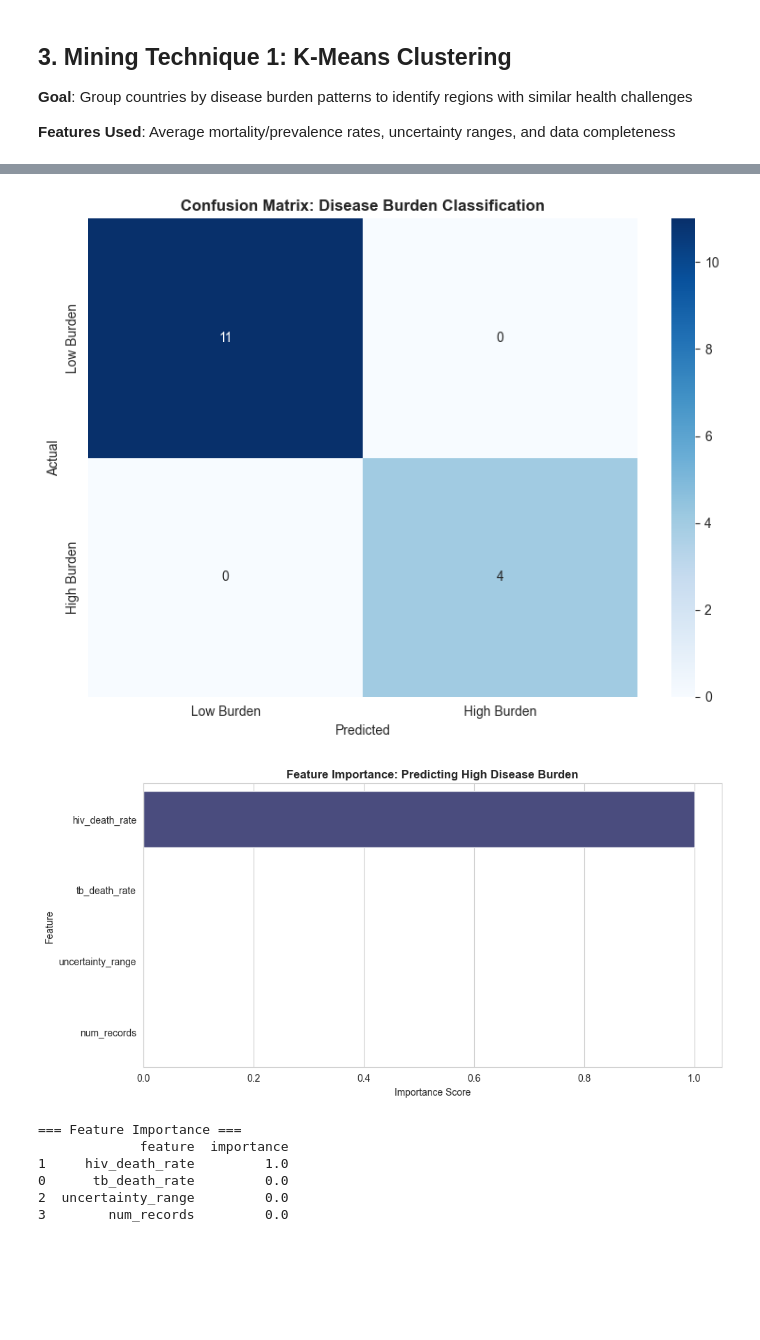
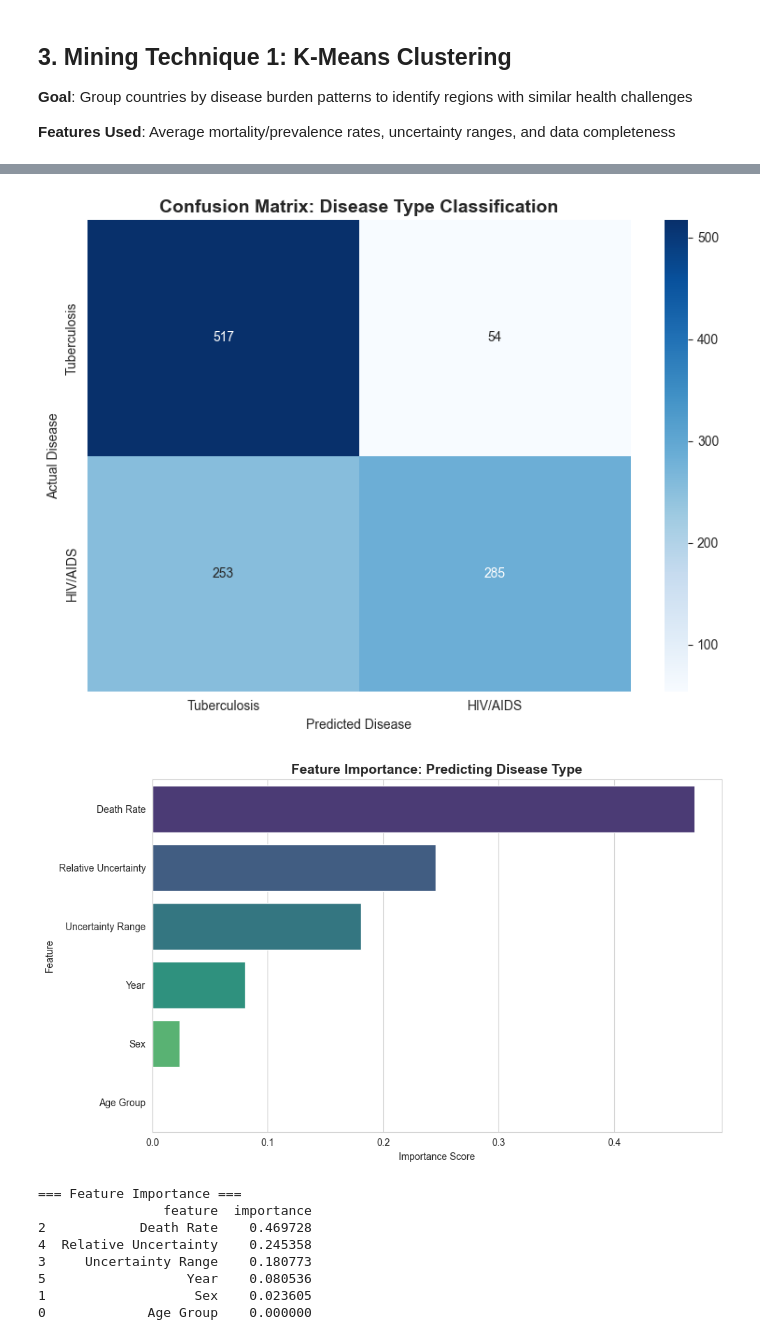
Before and after one commit to DSA2040-Group-Project-BATAM-Team/DataMining_GroupProject_Allan_Bophine_Aime_Mitchelle_Tumaini, a Jupyter notebook: data_mining.ipynb, the cells around one changed output, grey strips where cells are left out. Cells and saved outputs as stored; diff of their text form; code cells hidden in the pictures; blank space fills up the shorter version.

```diff
--- a/data_mining.ipynb
+++ b/data_mining.ipynb
@@ -279,28 +354,27 @@ Low burden locations: 37
 # %%
-# Prepare features and target
-X = class_features[['tb_death_rate', 'hiv_death_rate', 'uncertainty_range', 'num_records']]
-y = class_features['high_burden']
+# Split data with stratification
+X_train, X_test, y_train, y_test = train_test_split(
+    X, y, test_size=0.3, random_state=42, stratify=y
+)
 
-# Split data
-X_train, X_test, y_train, y_test = train_test_split(X, y, test_size=0.3, random_state=42, stratify=y)
+print(f"Training set: {X_train.shape}")
+print(f"Test set: {X_test.shape}")
 
 # Train decision tree
-dt_classifier = DecisionTreeClassifier(
-    max_depth=4,
-    min_samples_split=10,
-    min_samples_leaf=5,
+dt = DecisionTreeClassifier(
+    max_depth=6,
+    min_samples_split=50,
+    min_samples_leaf=20,
     random_state=42
 )
-dt_classifier.fit(X_train, y_train)
+dt.fit(X_train, y_train)
 
 # Predictions
-y_pred = dt_classifier.predict(X_test)
-y_pred_proba = dt_classifier.predict_proba(X_test)[:, 1]
+y_pred = dt.predict(X_test)
+accuracy = accuracy_score(y_test, y_pred)
 
-# Evaluation
-accuracy = accuracy_score(y_test, y_pred)
 print(f"\n=== Decision Tree Performance ===")
 print(f"Accuracy: {accuracy:.3f}")
 print(f"\nClassification Report:")
-print(classification_report(y_test, y_pred, target_names=['Low Burden', 'High Burden']))
+print(classification_report(y_test, y_pred, target_names=['Tuberculosis', 'HIV/AIDS']))
 # %% [output]
@@ -319,40 +396,43 @@ weighted avg       1.00      1.00      1.00        15
 # %%
-# Confusion Matrix
+# Confusion matrix
 cm = confusion_matrix(y_test, y_pred)
 plt.figure(figsize=(8, 6))
 sns.heatmap(cm, annot=True, fmt='d', cmap='Blues',
-            xticklabels=['Low Burden', 'High Burden'],
-            yticklabels=['Low Burden', 'High Burden'])
-plt.title('Confusion Matrix: Disease Burden Classification', fontweight='bold')
-plt.ylabel('Actual')
-plt.xlabel('Predicted')
+            xticklabels=['Tuberculosis', 'HIV/AIDS'],
+            yticklabels=['Tuberculosis', 'HIV/AIDS'])
+plt.title('Confusion Matrix: Disease Type Classification', fontweight='bold', fontsize=14)
+plt.ylabel('Actual Disease')
+plt.xlabel('Predicted Disease')
 plt.tight_layout()
 plt.show()
 # %% [output]
-[figure, old version]
+[figure, new version]
 # %%
 # Feature importance
 feature_importance = pd.DataFrame({
-    'feature': X.columns,
-    'importance': dt_classifier.feature_importances_
+    'feature': ['Age Group', 'Sex', 'Death Rate', 'Uncertainty Range',
+                'Relative Uncertainty', 'Year'],
+    'importance': dt.feature_importances_
 }).sort_values('importance', ascending=False)
 
-plt.figure(figsize=(10, 5))
+plt.figure(figsize=(10, 6))
 sns.barplot(data=feature_importance, x='importance', y='feature', palette='viridis')
-plt.title('Feature Importance: Predicting High Disease Burden', fontweight='bold')
+plt.title('Feature Importance: Predicting Disease Type', fontweight='bold', fontsize=14)
 plt.xlabel('Importance Score')
 plt.ylabel('Feature')
 plt.tight_layout()
 plt.show()
 
 print("\n=== Feature Importance ===")
 print(feature_importance)
 # %% [output]
-[figure, old version]
+[figure, new version]
 === Feature Importance ===
-             feature  importance
-1     hiv_death_rate         1.0
-0      tb_death_rate         0.0
-2  uncertainty_range         0.0
-3        num_records         0.0
+                feature  importance
+2            Death Rate    0.469728
+4  Relative Uncertainty    0.245358
+3     Uncertainty Range    0.180773
+5                  Year    0.080536
+1                   Sex    0.023605
+0             Age Group    0.000000
 # %%
```
Also changed, not shown: parts of 22 cells of this notebook.
